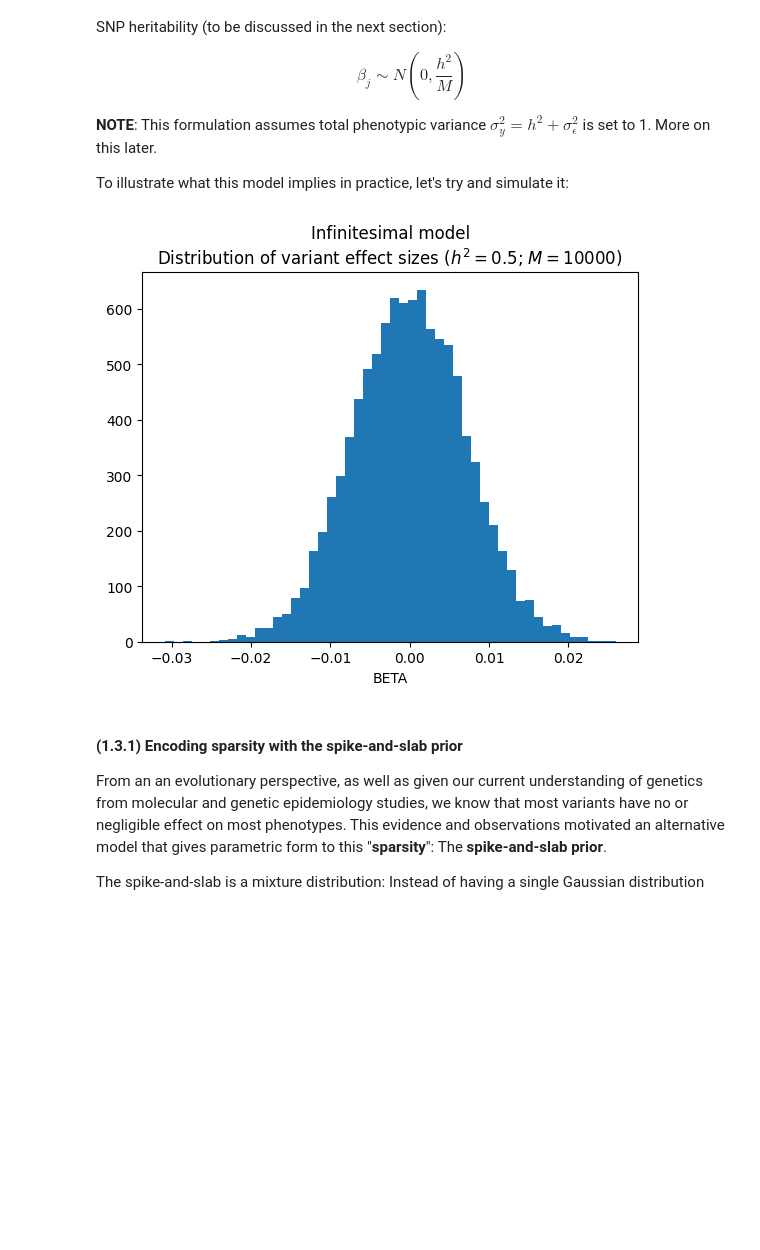
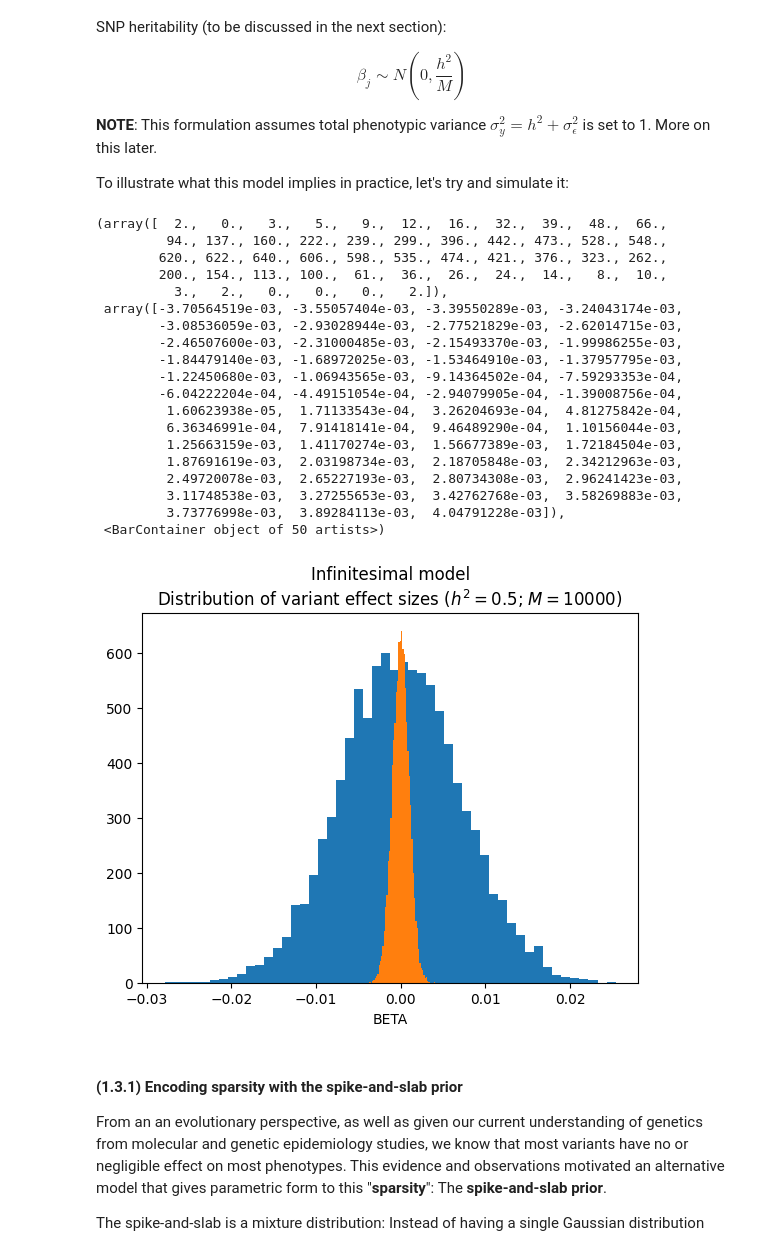
Before and after one commit to yueliyl/viprs-tut, a Jupyter notebook: Inference of Polygenic Risk Scores from Biobank Data.ipynb, the cells around one changed output. Saved outputs shown, nothing was run; the diff lists cells and outputs as text; code cells hidden in the pictures; blank space fills up the shorter version.

```diff
--- a/Inference of Polygenic Risk Scores from Biobank Data.ipynb
+++ b/Inference of Polygenic Risk Scores from Biobank Data.ipynb
@@ -270,35 +270,56 @@ def sample_beta_infinitesimal(n_snps, h2, random_seed=7209):
     """
     Sample variant effect sizes (BETA) according to the
     infinitesimal model.
 
     :param n_snps: The number of genetic variants.
     :param h2: The heritability for the phenotype of interest (float from 0 to 1).
     :param random_seed: The seed for the random number generator.
     """
 
     # Sanity checks
     assert 0. <= h2 <= 1.
 
     per_snp_h2 = h2 / n_snps
 
     return np.random.normal(
         loc=0.,  # The mean
         scale=np.sqrt(per_snp_h2),  # sqrt(variance)
         size=n_snps  # The number of variants
     )
 
 # Sample effect sizes according to the infinitesimal model
 # where the heritability is set to 0.5 and the number of variants
 # is set to 10k:
 beta = sample_beta_infinitesimal(n_snps=10_000, h2=0.5)
 
-
 # Plot a histogram of the effect sizes:
 plt.hist(beta, bins=50)
 plt.xlabel("BETA")
 plt.title("Infinitesimal model\nDistribution of variant effect sizes ($h^2=0.5$; $M=10000$)");
+
+# Now try simulate with smaller h2 as a comparison
+plt.hist(sample_beta_infinitesimal(n_snps=10_000, h2=0.01), bins=50)
 # %% [output]
+(array([  2.,   0.,   3.,   5.,   9.,  12.,  16.,  32.,  39.,  48.,  66.,
+         94., 137., 160., 222., 239., 299., 396., 442., 473., 528., 548.,
+        620., 622., 640., 606., 598., 535., 474., 421., 376., 323., 262.,
+        200., 154., 113., 100.,  61.,  36.,  26.,  24.,  14.,   8.,  10.,
+          3.,   2.,   0.,   0.,   0.,   2.]),
+ array([-3.70564519e-03, -3.55057404e-03, -3.39550289e-03, -3.24043174e-03,
+        -3.08536059e-03, -2.93028944e-03, -2.77521829e-03, -2.62014715e-03,
+        -2.46507600e-03, -2.31000485e-03, -2.15493370e-03, -1.99986255e-03,
+        -1.84479140e-03, -1.68972025e-03, -1.53464910e-03, -1.37957795e-03,
+        -1.22450680e-03, -1.06943565e-03, -9.14364502e-04, -7.59293353e-04,
+        -6.04222204e-04, -4.49151054e-04, -2.94079905e-04, -1.39008756e-04,
+         1.60623938e-05,  1.71133543e-04,  3.26204693e-04,  4.81275842e-04,
+         6.36346991e-04,  7.91418141e-04,  9.46489290e-04,  1.10156044e-03,
+         1.25663159e-03,  1.41170274e-03,  1.56677389e-03,  1.72184504e-03,
+         1.87691619e-03,  2.03198734e-03,  2.18705848e-03,  2.34212963e-03,
+         2.49720078e-03,  2.65227193e-03,  2.80734308e-03,  2.96241423e-03,
+         3.11748538e-03,  3.27255653e-03,  3.42762768e-03,  3.58269883e-03,
+         3.73776998e-03,  3.89284113e-03,  4.04791228e-03]),
+ <BarContainer object of 50 artists>)
-[figure, old version]
+[figure, new version]
 # %% [markdown]
 #### (1.3.1) Encoding sparsity with the spike-and-slab prior
 
```
